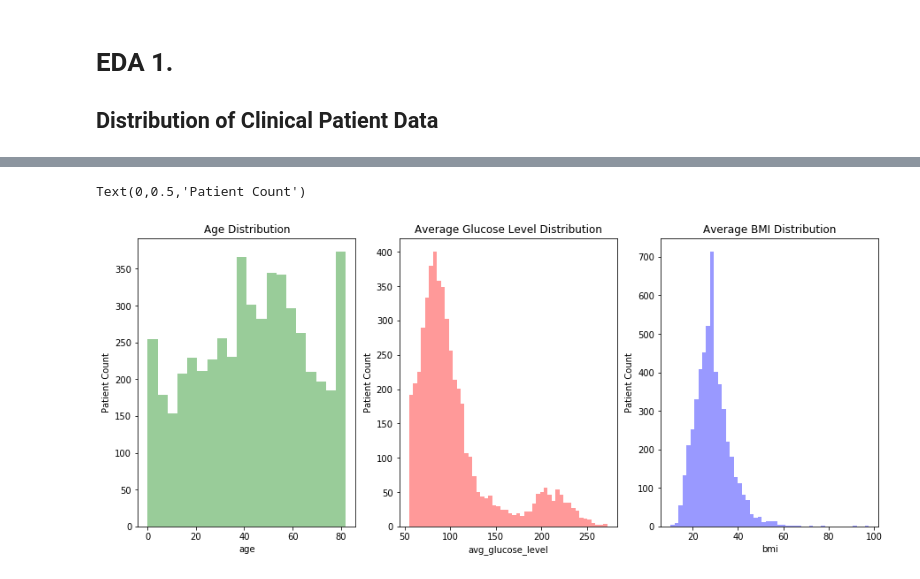
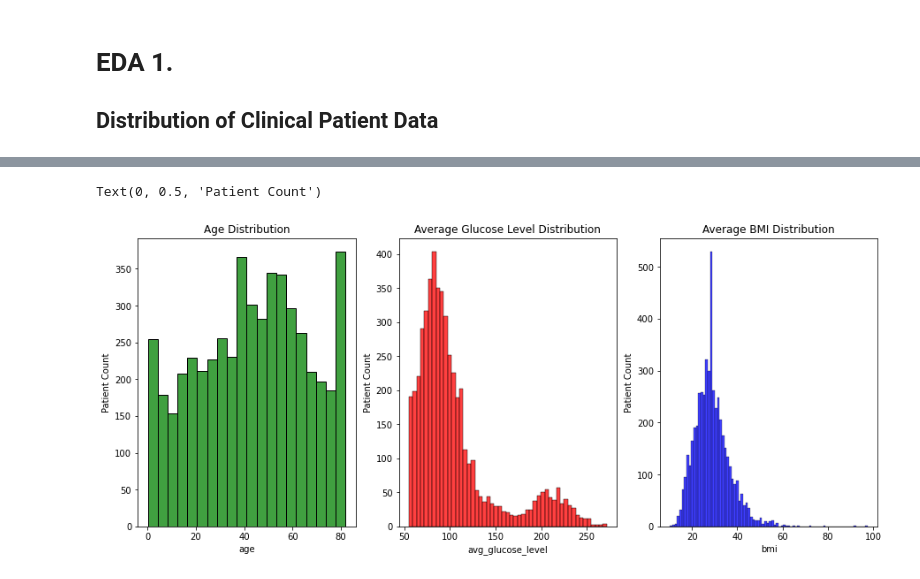
Before and after one commit to SophiaBouchama/stroke-prediction-portfolio, a Jupyter notebook: Stroke-Project.ipynb, the cells around one changed output, grey strips where cells are left out. Saved outputs shown, nothing was run; the diff lists cells and outputs as text; code cells hidden in the pictures.

Commit message:
Clean and load data, start EDA

```diff
--- a/Stroke-Project.ipynb
+++ b/Stroke-Project.ipynb
@@ -94,5 +62,5 @@ Drop the 'id' column since ID is used for unique patient identification and prov
 # %%
-df = pd.read_csv('healthcare-dataset-stroke-data.csv').drop(columns='id')
+df = pd.read_csv('healthcare-dataset-stroke-data.csv')
 # %%
 # Examine the dataset
 df.head()
@@ -109,0 +97,2 @@ df.head()
+# %%
+df = df.drop(columns='id')
@@ -298,7 +313,0 @@ Normalisation method - Min-Max:
-# %%
-columns = df[['age', 'avg_glucose_level', 'bmi']]
-
-for column in columns:
-    df[str('norm_'+column)]=(df[column]-df[column].min()) / (df[column].max()-df[column].min())
-
-df.head()
@@ -335,20 +342,20 @@ heatmap.set_title('Correlation Heatmap');
 # %%
-# Plot the distribution of clinical patient data: age, average glucose level and BMI. What story can you tell?
+# Plot the distribution of clinical patient continuous numerical data: age, average glucose level and BMI.
 
 # Set up the matplotlib figure
 f, axes = plt.subplots(ncols=3, figsize=(15, 6))
 
 # Graph Age Distribution
-sns.distplot(df.age, kde=False, color="g", ax=axes[0]).set_title('Age Distribution')
+sns.histplot(df.age, kde=False, color="g", ax=axes[0]).set_title('Age Distribution')
 axes[0].set_ylabel('Patient Count')
 
 # Graph Average Glucose Level Distribution
-sns.distplot(df.avg_glucose_level, kde=False, color="r", ax=axes[1]).set_title('Average Glucose Level Distribution')
+sns.histplot(df.avg_glucose_level, kde=False, color="r", ax=axes[1]).set_title('Average Glucose Level Distribution')
 axes[1].set_ylabel('Patient Count')
 
 # Graph Average BMI Distribution
-sns.distplot(df.bmi, kde=False, color="b", ax=axes[2]).set_title('Average BMI Distribution')
+sns.histplot(df.bmi, kde=False, color="b", ax=axes[2]).set_title('Average BMI Distribution')
 axes[2].set_ylabel('Patient Count')
 # %% [output]
-Text(0,0.5,'Patient Count')
+Text(0, 0.5, 'Patient Count')
-[figure, old version]
+[figure, new version]
```
Also changed, not shown: parts of 91 cells of this notebook.
